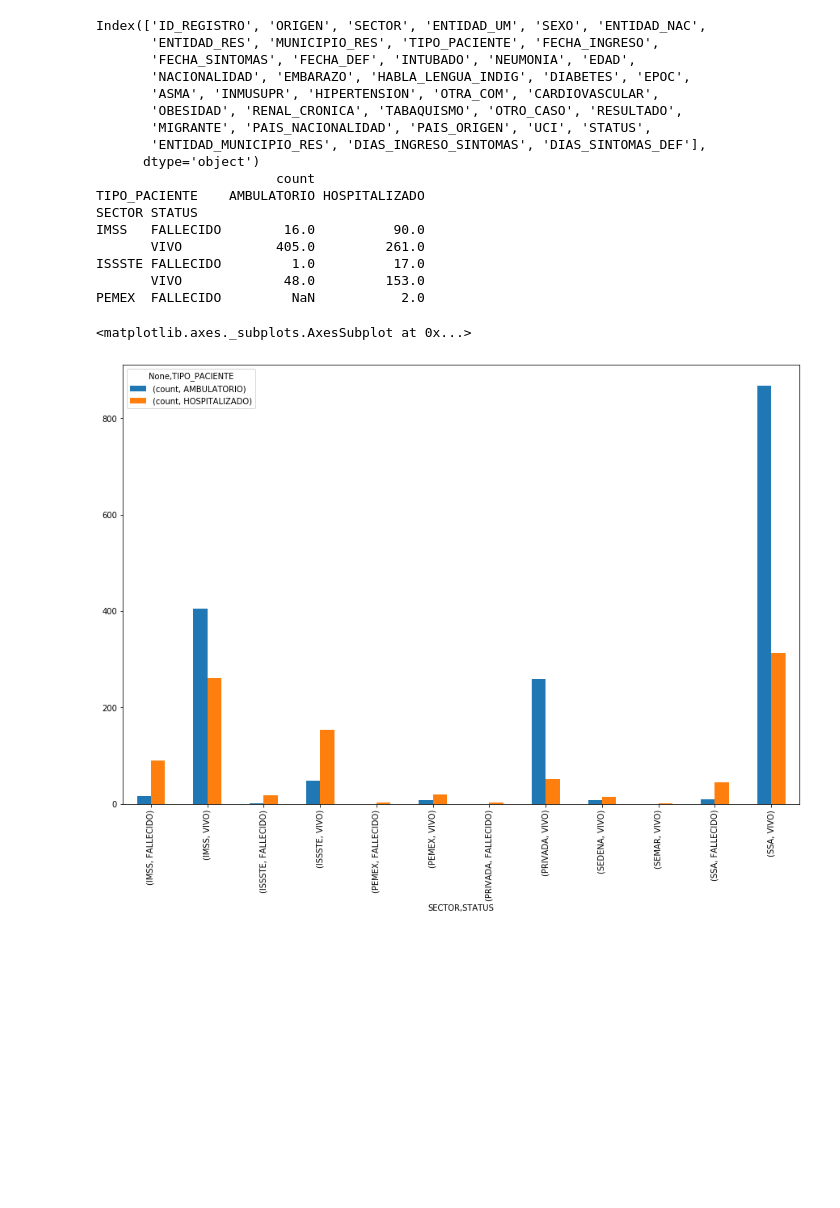
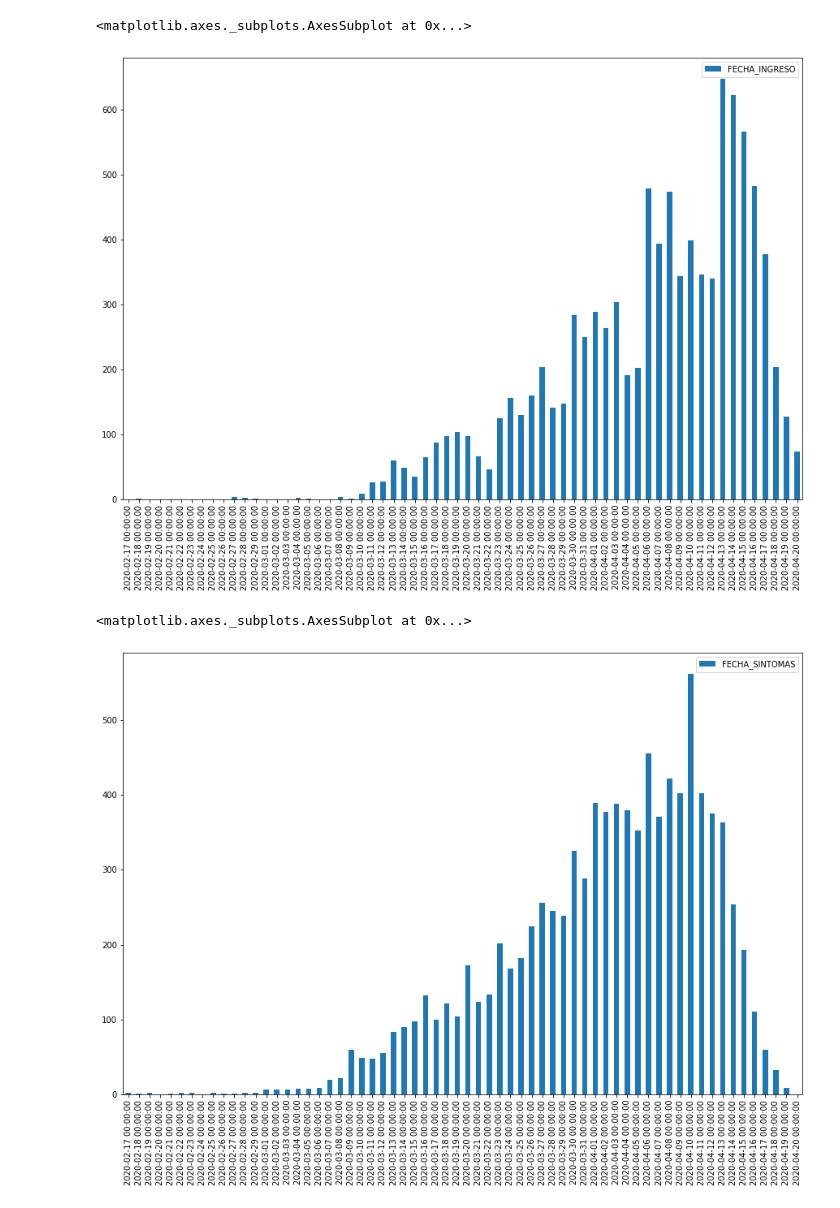
Before and after one commit to jjmaguayo/PruebasPython, a Jupyter notebook: LecturaCSV.ipynb, the cells around one changed output. Cells and saved outputs as stored; diff of their text form; code cells hidden in the pictures; blank space fills up the shorter version.

```diff
--- a/LecturaCSV.ipynb
+++ b/LecturaCSV.ipynb
@@ -203,3 +220,35 @@ Index(['ID_REGISTRO', 'ORIGEN', 'SECTOR', 'ENTIDAD_UM', 'SEXO', 'ENTIDAD_NAC',
+# %%
+#print(dataf.columns)
+#dataq1 = dataf.query('RESULTADO =="Positivo SARS-CoV-2"')
+#dataq1 = dataq1[['SECTOR','ENTIDAD_UM','TIPO_PACIENTE','FECHA_INGRESO','FECHA_SINTOMAS','FECHA_DEF','STATUS']]
+
+#dataq1 = dataq1.groupby(['ENTIDAD_RES','SECTOR'])['DIAS_INGRESO_SINTOMAS'].agg(['count']).unstack(1)
+
+#dataq1 = dataq1.groupby(['FECHA_INGRESO'])['ENTIDAD_UM'].agg(['count']).unstack(1)
+
+#print(dataq1.head())
+
+#dataq1.plot(kind='bar', figsize=(15,10))
+
+dataq1 = dataf.query('RESULTADO =="Positivo SARS-CoV-2"')
+
+fechas_serie = pd.date_range('20200217', periods=64, freq='D')
+fechas_dataFrame = (fechas_serie.to_frame(name='Fecha'))
+
+fechaSintomas = dataq1.groupby(['FECHA_SINTOMAS']).count()['DIAS_INGRESO_SINTOMAS'].to_frame(name='FECHA_SINTOMAS')
+fechaIngreso = dataq1.groupby(['FECHA_INGRESO']).count()['DIAS_INGRESO_SINTOMAS'].to_frame(name='FECHA_INGRESO')
+fechadef = dataq1.groupby(['FECHA_DEF']).count()['DIAS_SINTOMAS_DEF'].to_frame(name='FECHA_DEF')
+
+fechas = fechas_dataFrame.join(fechaIngreso, lsuffix='si', rsuffix='_other')
+#fechas = fechas.join(fechaIngreso, lsuffix='_caller', rsuffix='_other')
+#fechas = fechas.join(fechadef, lsuffix='_caller', rsuffix='_other')
+
+fechas = fechas.drop(['Fecha'], axis=1)
+
+fechas.plot(kind='bar', figsize=(15,10))
+# %% [output]
+<matplotlib.axes._subplots.AxesSubplot at 0x...>
+[figure, added]
 # %%
 #ingreso = ingreso.join(defunciones, lsuffix='_ingreso', rsuffix='_defunción')
 #ingreso.plot(kind='bar', figsize=(15,10))
@@ -221,56 +270,44 @@ Index(['ID_REGISTRO', 'ORIGEN', 'SECTOR', 'ENTIDAD_UM', 'SEXO', 'ENTIDAD_NAC',
 
 
 #dataq1 = dataq1[['FECHA_INGRESO','FECHA_SINTOMAS','FECHA_DEF', 'DIAS_INGRESO_SINTOMAS','DIAS_SINTOMAS_DEF']]
 #dataq1.head()
 
 #print(dataq1.head(1))
 #dataq1.plot(kind='line', figsize=(15,20))
 
 #dataq1[['DIAS_INGRESO_SINTOMAS','DIAS_SINTOMAS_DEF']]
 #dataq1 = dataq1.groupby(['FECHA_SINTOMAS','ENTIDAD_RES'])['SEXO'].agg(['count']).unstack(1)
 
 
 #print(fechaSintomas)
 #print(type(fechas))
 
 #fechasIndex = pd.DatetimeIndex(fechas.values)
 #df3=df.set_index(fechasIndex)
 #print(type(df3))
 
 #records = df.to_records(index=False)
 #result = list(records)
 #print(result)
 #OUTPUT
 
-print(dataf.columns)
-dataq1 = dataf.query('RESULTADO =="Positivo SARS-CoV-2" and ENTIDAD_UM == "DF"')
-dataq1 = dataq1[['SECTOR','ENTIDAD_UM','TIPO_PACIENTE','FECHA_INGRESO','FECHA_SINTOMAS','FECHA_DEF','STATUS']]
+#print(dataf.columns)
+dataq1 = dataf.query('RESULTADO =="Positivo SARS-CoV-2"')
 
-#dataq1 = dataq1.groupby(['ENTIDAD_RES','SECTOR'])['DIAS_INGRESO_SINTOMAS'].agg(['count']).unstack(1)
+fechas_serie = pd.date_range('20200217', periods=64, freq='D')
+fechas_dataFrame = (fechas_serie.to_frame(name='Fecha'))
 
-dataq1 = dataq1.groupby(['SECTOR','TIPO_PACIENTE','STATUS'])['ENTIDAD_UM'].agg(['count']).unstack(1)
+fechaSintomas = dataq1.groupby(['FECHA_SINTOMAS']).count()['DIAS_INGRESO_SINTOMAS'].to_frame(name='FECHA_SINTOMAS')
+fechaIngreso = dataq1.groupby(['FECHA_INGRESO']).count()['DIAS_INGRESO_SINTOMAS'].to_frame(name='FECHA_INGRESO')
+fechadef = dataq1.groupby(['FECHA_DEF']).count()['DIAS_SINTOMAS_DEF'].to_frame(name='FECHA_DEF')
 
+fechas = fechas_dataFrame.join(fechaSintomas, lsuffix='si', rsuffix='_other')
+#fechas = fechas.join(fechaIngreso, lsuffix='_caller', rsuffix='_other')
+#fechas = fechas.join(fechadef, lsuffix='_caller', rsuffix='_other')
 
-print(dataq1.head())
+fechas = fechas.drop(['Fecha'], axis=1)
 
-dataq1.plot(kind='bar', figsize=(15,10))
+fechas.plot(kind='bar', figsize=(15,10))
 # %% [output]
-Index(['ID_REGISTRO', 'ORIGEN', 'SECTOR', 'ENTIDAD_UM', 'SEXO', 'ENTIDAD_NAC',
-       'ENTIDAD_RES', 'MUNICIPIO_RES', 'TIPO_PACIENTE', 'FECHA_INGRESO',
-       'FECHA_SINTOMAS', 'FECHA_DEF', 'INTUBADO', 'NEUMONIA', 'EDAD',
-       'NACIONALIDAD', 'EMBARAZO', 'HABLA_LENGUA_INDIG', 'DIABETES', 'EPOC',
-       'ASMA', 'INMUSUPR', 'HIPERTENSION', 'OTRA_COM', 'CARDIOVASCULAR',
-       'OBESIDAD', 'RENAL_CRONICA', 'TABAQUISMO', 'OTRO_CASO', 'RESULTADO',
-       'MIGRANTE', 'PAIS_NACIONALIDAD', 'PAIS_ORIGEN', 'UCI', 'STATUS',
-       'ENTIDAD_MUNICIPIO_RES', 'DIAS_INGRESO_SINTOMAS', 'DIAS_SINTOMAS_DEF'],
-      dtype='object')
-                       count
-TIPO_PACIENTE    AMBULATORIO HOSPITALIZADO
-SECTOR STATUS
-IMSS   FALLECIDO        16.0          90.0
-       VIVO            405.0         261.0
-ISSSTE FALLECIDO         1.0          17.0
-       VIVO             48.0         153.0
-PEMEX  FALLECIDO         NaN           2.0
+<matplotlib.axes._subplots.AxesSubplot at 0x...>
-<matplotlib.axes._subplots.AxesSubplot at 0x...>
-[figure, old version]
+[figure, new version]
```
Also changed, not shown: parts of 7 cells of this notebook, 2 other files.
